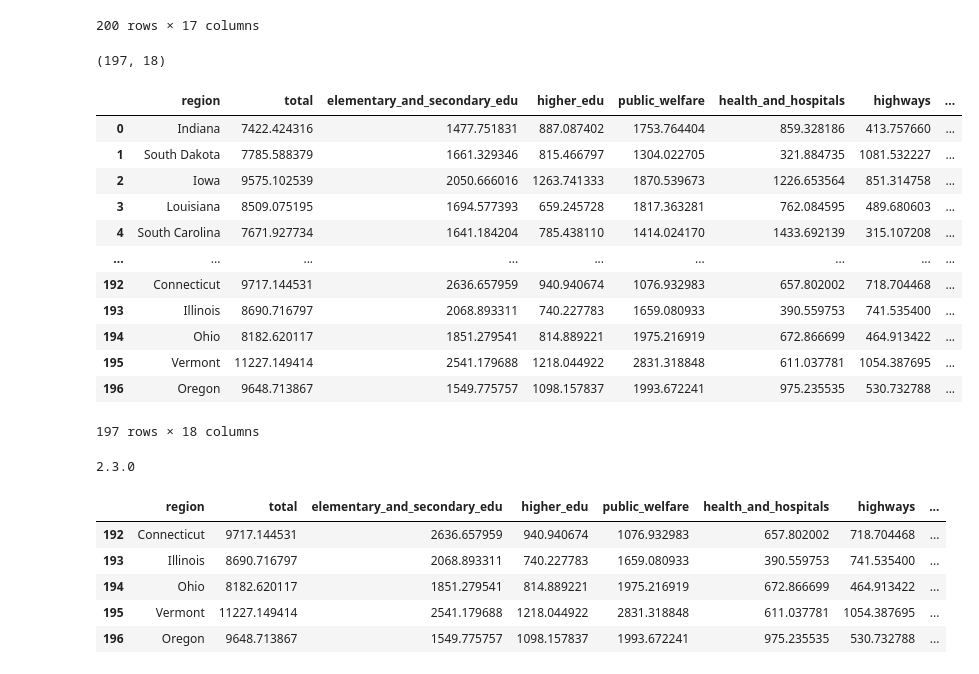
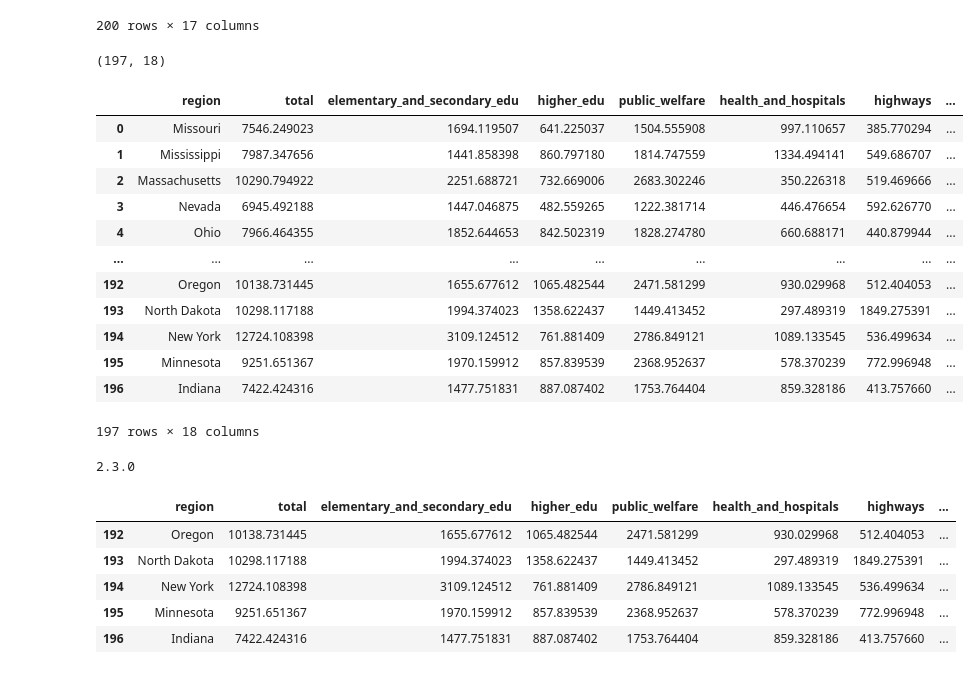
Before and after one commit to lhao03/data-visualization-of-usa-spending, a Jupyter notebook: incarceration_model.ipynb, the cells around one changed output. Cells and saved outputs as stored; diff of their text form; code cells hidden in the pictures.

```diff
--- a/incarceration_model.ipynb
+++ b/incarceration_model.ipynb
@@ -158,25 +158,24 @@ race_spending
 # %%
 # join with the incarceratin data
 final_df = pd.merge(race_spending,incarceration_usa, left_on=['region','year'], right_on=['region','year'])
 final_df.drop_duplicates(inplace=True)
 final_df = final_df.sample(frac=1).reset_index(drop=True)
-final_df = final_df.sample(frac=1).reset_index(drop=True)
 print(final_df.shape)
 final_df
 # %% [output]
 (197, 18)
 |  | region | total | elementary_and_secondary_edu | higher_edu | public_welfare | health_and_hospitals | highways | ... |
-| 0 | Indiana | 7422.424316 | 1477.751831 | 887.087402 | 1753.764404 | 859.328186 | 413.757660 | ... |
-| 1 | South Dakota | 7785.588379 | 1661.329346 | 815.466797 | 1304.022705 | 321.884735 | 1081.532227 | ... |
-| 2 | Iowa | 9575.102539 | 2050.666016 | 1263.741333 | 1870.539673 | 1226.653564 | 851.314758 | ... |
-| 3 | Louisiana | 8509.075195 | 1694.577393 | 659.245728 | 1817.363281 | 762.084595 | 489.680603 | ... |
-| 4 | South Carolina | 7671.927734 | 1641.184204 | 785.438110 | 1414.024170 | 1433.692139 | 315.107208 | ... |
+| 0 | Missouri | 7546.249023 | 1694.119507 | 641.225037 | 1504.555908 | 997.110657 | 385.770294 | ... |
+| 1 | Mississippi | 7987.347656 | 1441.858398 | 860.797180 | 1814.747559 | 1334.494141 | 549.686707 | ... |
+| 2 | Massachusetts | 10290.794922 | 2251.688721 | 732.669006 | 2683.302246 | 350.226318 | 519.469666 | ... |
+| 3 | Nevada | 6945.492188 | 1447.046875 | 482.559265 | 1222.381714 | 446.476654 | 592.626770 | ... |
+| 4 | Ohio | 7966.464355 | 1852.644653 | 842.502319 | 1828.274780 | 660.688171 | 440.879944 | ... |
 | ... | ... | ... | ... | ... | ... | ... | ... | ... |
-| 192 | Connecticut | 9717.144531 | 2636.657959 | 940.940674 | 1076.932983 | 657.802002 | 718.704468 | ... |
-| 193 | Illinois | 8690.716797 | 2068.893311 | 740.227783 | 1659.080933 | 390.559753 | 741.535400 | ... |
-| 194 | Ohio | 8182.620117 | 1851.279541 | 814.889221 | 1975.216919 | 672.866699 | 464.913422 | ... |
-| 195 | Vermont | 11227.149414 | 2541.179688 | 1218.044922 | 2831.318848 | 611.037781 | 1054.387695 | ... |
-| 196 | Oregon | 9648.713867 | 1549.775757 | 1098.157837 | 1993.672241 | 975.235535 | 530.732788 | ... |
+| 192 | Oregon | 10138.731445 | 1655.677612 | 1065.482544 | 2471.581299 | 930.029968 | 512.404053 | ... |
+| 193 | North Dakota | 10298.117188 | 1994.374023 | 1358.622437 | 1449.413452 | 297.489319 | 1849.275391 | ... |
+| 194 | New York | 12724.108398 | 3109.124512 | 761.881409 | 2786.849121 | 1089.133545 | 536.499634 | ... |
+| 195 | Minnesota | 9251.651367 | 1970.159912 | 857.839539 | 2368.952637 | 578.370239 | 772.996948 | ... |
+| 196 | Indiana | 7422.424316 | 1477.751831 | 887.087402 | 1753.764404 | 859.328186 | 413.757660 | ... |
 197 rows × 18 columns
 # %%
 # start model
@@ -196,11 +195,11 @@ print(tf.__version__)
 final_df.tail()
 # %% [output]
 |  | region | total | elementary_and_secondary_edu | higher_edu | public_welfare | health_and_hospitals | highways | ... |
-| 192 | Connecticut | 9717.144531 | 2636.657959 | 940.940674 | 1076.932983 | 657.802002 | 718.704468 | ... |
-| 193 | Illinois | 8690.716797 | 2068.893311 | 740.227783 | 1659.080933 | 390.559753 | 741.535400 | ... |
-| 194 | Ohio | 8182.620117 | 1851.279541 | 814.889221 | 1975.216919 | 672.866699 | 464.913422 | ... |
-| 195 | Vermont | 11227.149414 | 2541.179688 | 1218.044922 | 2831.318848 | 611.037781 | 1054.387695 | ... |
-| 196 | Oregon | 9648.713867 | 1549.775757 | 1098.157837 | 1993.672241 | 975.235535 | 530.732788 | ... |
+| 192 | Oregon | 10138.731445 | 1655.677612 | 1065.482544 | 2471.581299 | 930.029968 | 512.404053 | ... |
+| 193 | North Dakota | 10298.117188 | 1994.374023 | 1358.622437 | 1449.413452 | 297.489319 | 1849.275391 | ... |
+| 194 | New York | 12724.108398 | 3109.124512 | 761.881409 | 2786.849121 | 1089.133545 | 536.499634 | ... |
+| 195 | Minnesota | 9251.651367 | 1970.159912 | 857.839539 | 2368.952637 | 578.370239 | 772.996948 | ... |
+| 196 | Indiana | 7422.424316 | 1477.751831 | 887.087402 | 1753.764404 | 859.328186 | 413.757660 | ... |
 # %%
 final_df.isna().sum()
 # %% [output]
```
Also changed, not shown: parts of 23 cells of this notebook, 4 other files.
